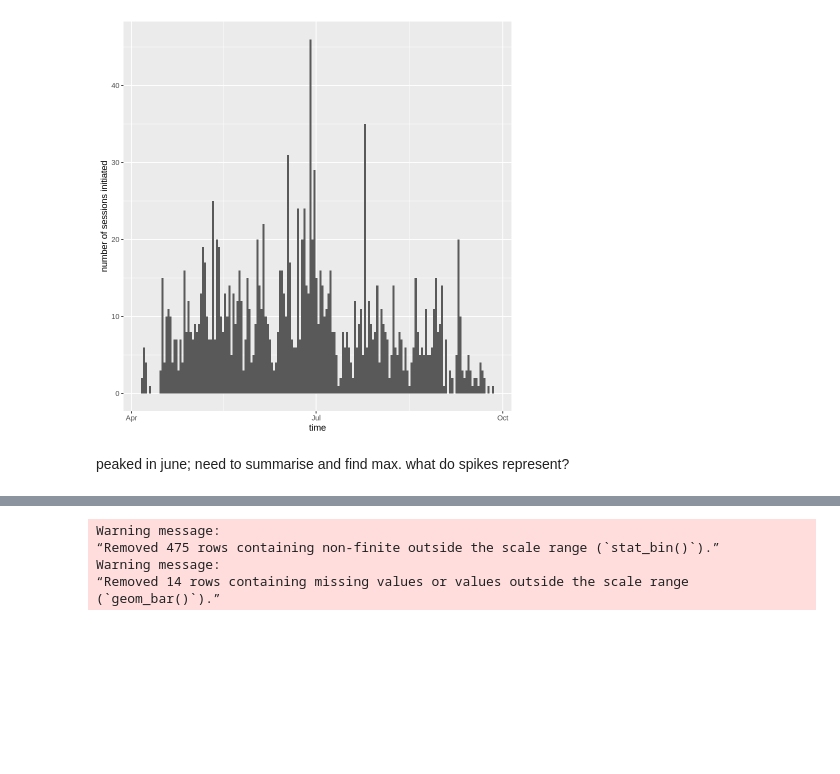
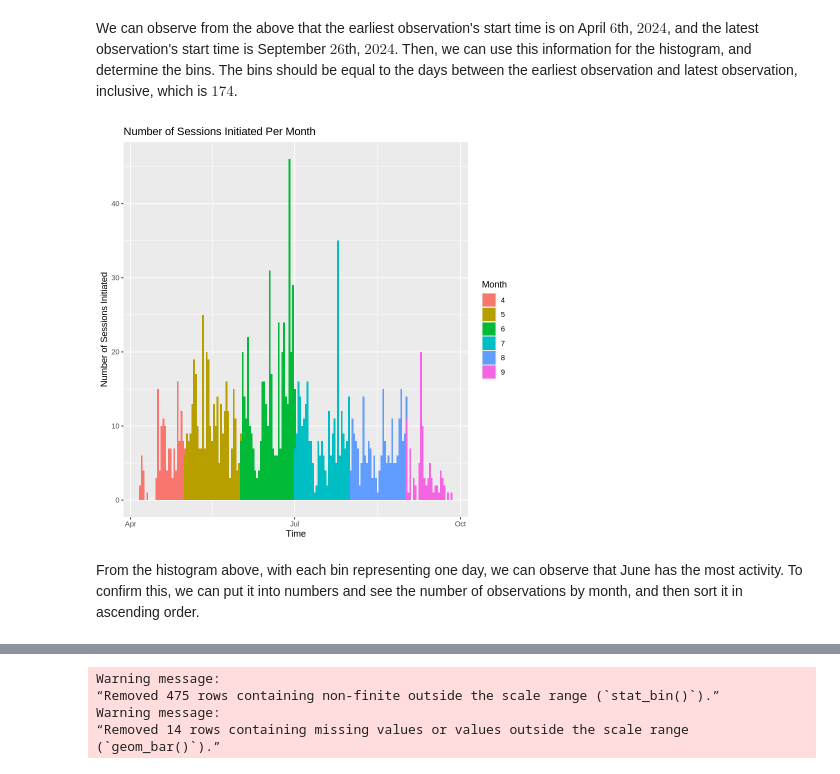
Before and after one commit to wruen/DSCI_100_test, a Jupyter notebook: DSCI_100_group_project.ipynb, the cells around one changed output, grey strips where cells are left out. Cells and saved outputs as stored; diff of their text form; code cells hidden in the pictures; blank space fills up the shorter version.

```diff
--- a/DSCI_100_group_project.ipynb
+++ b/DSCI_100_group_project.ipynb
@@ -61,11 +134,13 @@ Here we can see that most sessions are initated around 10pm to 5am.
+# %% [markdown]
+We can observe from the above that the earliest observation's start time is on April $6$th, $2024$, and the latest observation's start time is September $26$th, $2024$. Then, we can use this information for the histogram, and determine the bins. The bins should be equal to the days between the earliest observation and latest observation, inclusive, which is $174$.
 # %%
-#Someone please find out how over how many days the data was collected and set that as the number of bins.
-#first recorded day is April 6th, 2024, and the last is September 26th, 2024
-over_time<-ggplot(sessions_tidy,aes(x=start_time))+
+over_time<-ggplot(sessions_tidy,aes(x=start_time, fill = as_factor(month_start)))+
 geom_histogram(bins=174)+
-labs(x="time",y="number of sessions initiated")
+labs(x="Time",y="Number of Sessions Initiated",
+     fill = "Month")+
+ggtitle("Number of Sessions Initiated Per Month")
 over_time
 # %% [output]
-[figure, old version]
+[figure, new version]
 # %% [markdown]
-peaked in june; need to summarise and find max. what do spikes represent?
+From the histogram above, with each bin representing one day, we can observe that June has the most activity. To confirm this, we can put it into numbers and see the number of observations by month, and then sort it in ascending order.
```
Also changed, not shown: parts of 16 cells of this notebook.
